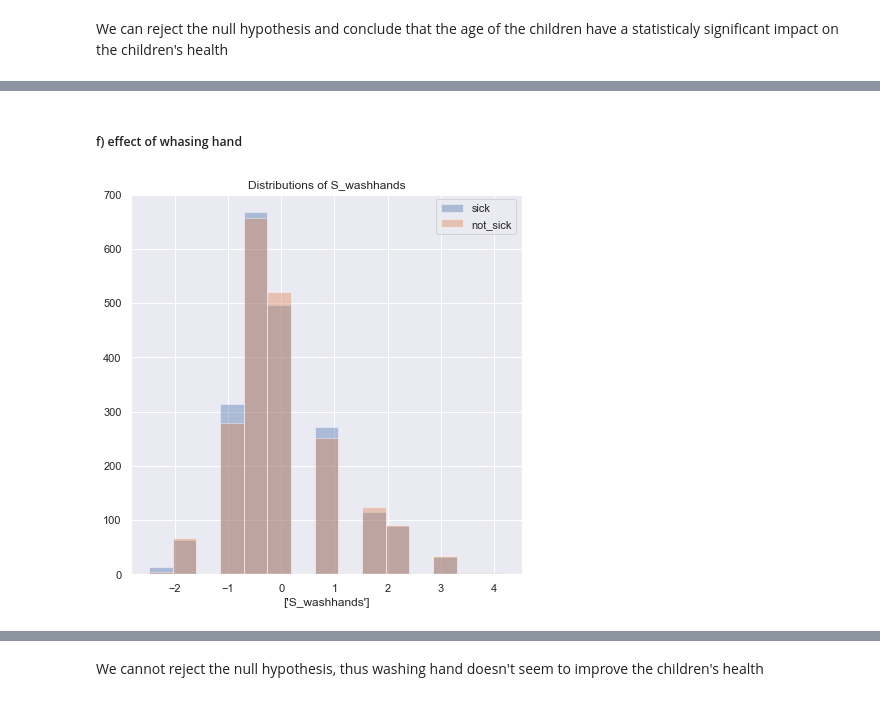
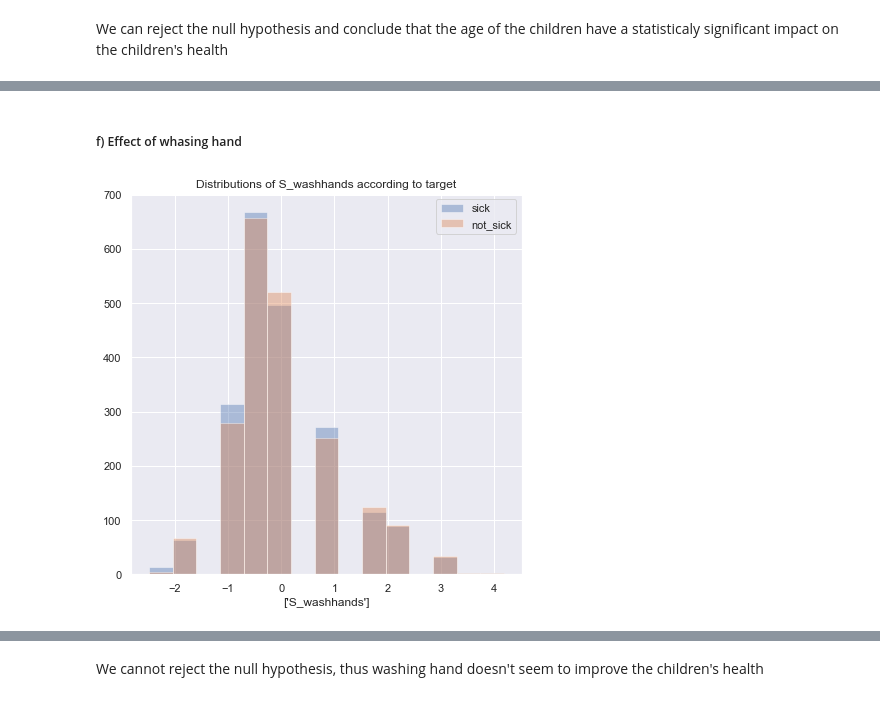
Before and after one commit to epfl-ada/ada-2020-project-milestone-p3-p3_2fast2curious, a Jupyter notebook: Final.ipynb, the cells around one changed output, grey strips where cells are left out. Saved outputs shown, nothing was run; the diff lists cells and outputs as text; code cells hidden in the pictures.

```diff
--- a/Final.ipynb
+++ b/Final.ipynb
@@ -1039,23 +1036,23 @@ ATE calculation ...
 Conclusion ...
    It seems that  S_hasanimals  could have some effect on the children disease
 # %% [markdown]
-##### f) effect of whasing hand
+##### f) Effect of whasing hand
 # %%
 #Data
 sick = children_[children_['target'] == 1]
 not_sick = children_[children_['target'] == 0]
 
 feature = ['S_washhands']
 
 #Graphical set up
 plt.figure(figsize = (7, 7))
 sns.distplot(boys[feature], bins = 15, kde = False, axlabel = feature)
 sns.distplot(girls[feature], bins = 15, kde = False, axlabel = feature)
-plt.title('Distributions of '+ feature[0] )
+plt.title('Distributions of '+ feature[0]+' according to target')
 plt.legend(['sick', 'not_sick'])
 plt.show()
 # %% [output]
-[figure, old version]
+[figure, new version]
 # %%
 from statsmodels.stats.weightstats import ttest_ind
 #Some stats before the test
```
Also changed, not shown: parts of 34 cells of this notebook.
